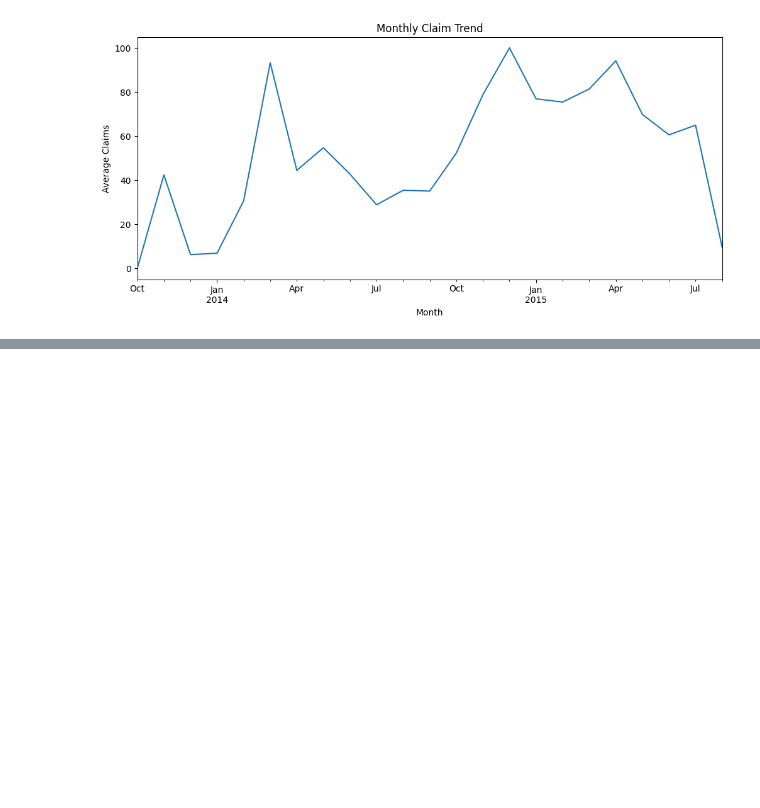
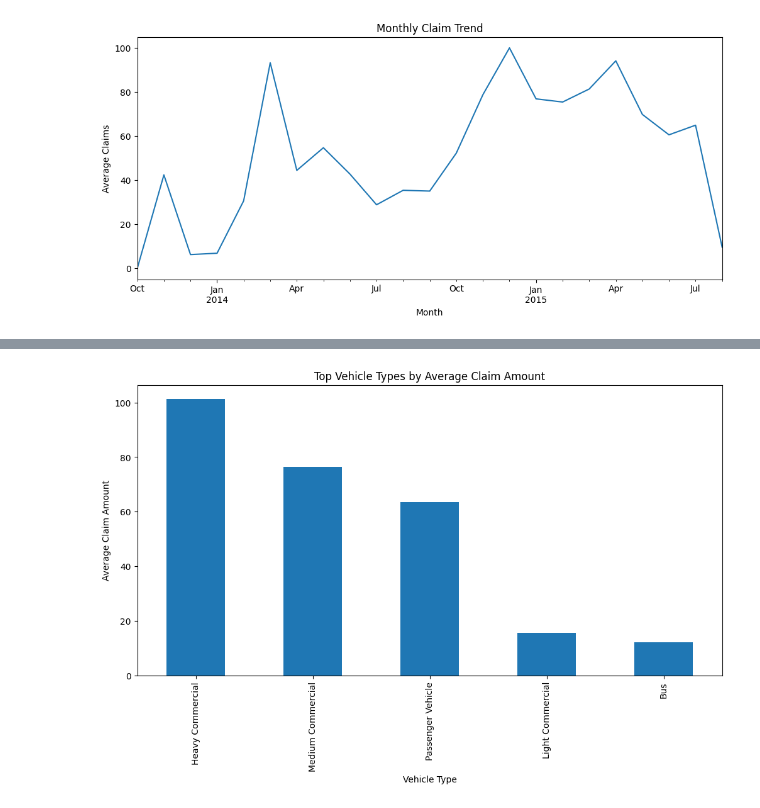
Before and after one commit to Bisrattamrat/insurance-risk-analytics, a Jupyter notebook: notebooks/01_eda.ipynb, the cells around one changed output, grey strips where cells are left out. Saved outputs shown, nothing was run; the diff lists cells and outputs as text; code cells hidden in the pictures; blank space fills up the shorter version.

```diff
--- a/notebooks/01_eda.ipynb
+++ b/notebooks/01_eda.ipynb
@@ -186,0 +248,16 @@ plt.show()
+# %%
+vehicle_risk = df.groupby("VehicleType")["TotalClaims"].mean().sort_values(ascending=False).head(10)
+
+plt.figure(figsize=(12,6))
+
+vehicle_risk.plot(kind="bar")
+
+plt.title("Top Vehicle Types by Average Claim Amount")
+
+plt.xlabel("Vehicle Type")
+
+plt.ylabel("Average Claim Amount")
+
+plt.show()
+# %% [output]
+[figure, added]
```
Also changed, not shown: parts of 10 cells of this notebook, 4 other files.
